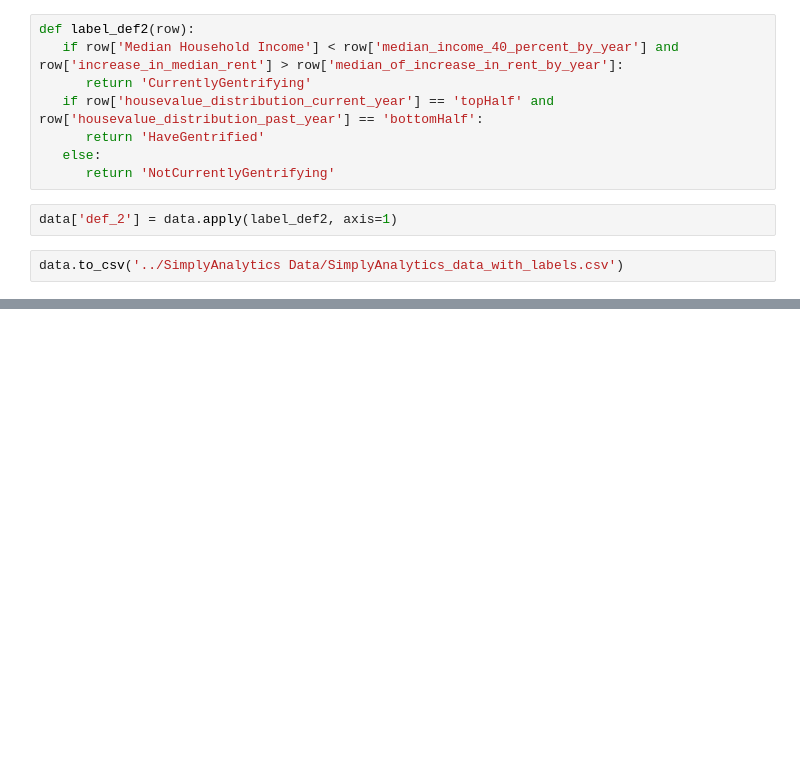
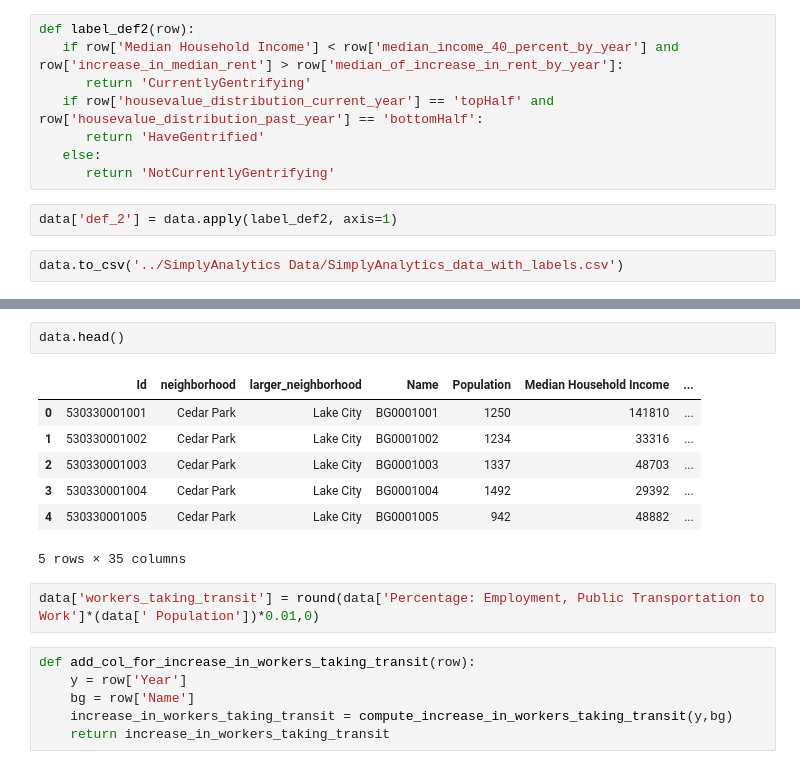
Before and after one commit to dipsuw/Capstone590, a Jupyter notebook: Code/Label_SimplyAnalyticsData.ipynb, the cells around one changed output, grey strips where cells are left out. Cells and saved outputs as stored; diff of their text form; blank space fills up the shorter version.

```diff
--- a/Code/Label_SimplyAnalyticsData.ipynb
+++ b/Code/Label_SimplyAnalyticsData.ipynb
@@ -275,0 +303,18 @@ data.to_csv('../SimplyAnalytics Data/SimplyAnalytics_data_with_labels.csv')
+# %%
+data.head()
+# %% [output]
+|  | Id | neighborhood | larger_neighborhood | Name | Population | Median Household Income | ... |
+| 0 | 530330001001 | Cedar Park | Lake City | BG0001001 | 1250 | 141810 | ... |
+| 1 | 530330001002 | Cedar Park | Lake City | BG0001002 | 1234 | 33316 | ... |
+| 2 | 530330001003 | Cedar Park | Lake City | BG0001003 | 1337 | 48703 | ... |
+| 3 | 530330001004 | Cedar Park | Lake City | BG0001004 | 1492 | 29392 | ... |
+| 4 | 530330001005 | Cedar Park | Lake City | BG0001005 | 942 | 48882 | ... |
+5 rows × 35 columns
+# %%
+data['workers_taking_transit'] = round(data['Percentage: Employment, Public Transportation to Work']*(data[' Population'])*0.01,0)
+# %%
+def add_col_for_increase_in_workers_taking_transit(row):
+    y = row['Year']
+    bg = row['Name']
+    increase_in_workers_taking_transit = compute_increase_in_workers_taking_transit(y,bg)
+    return increase_in_workers_taking_transit
```
Also changed, not shown: parts of 10 cells of this notebook.
